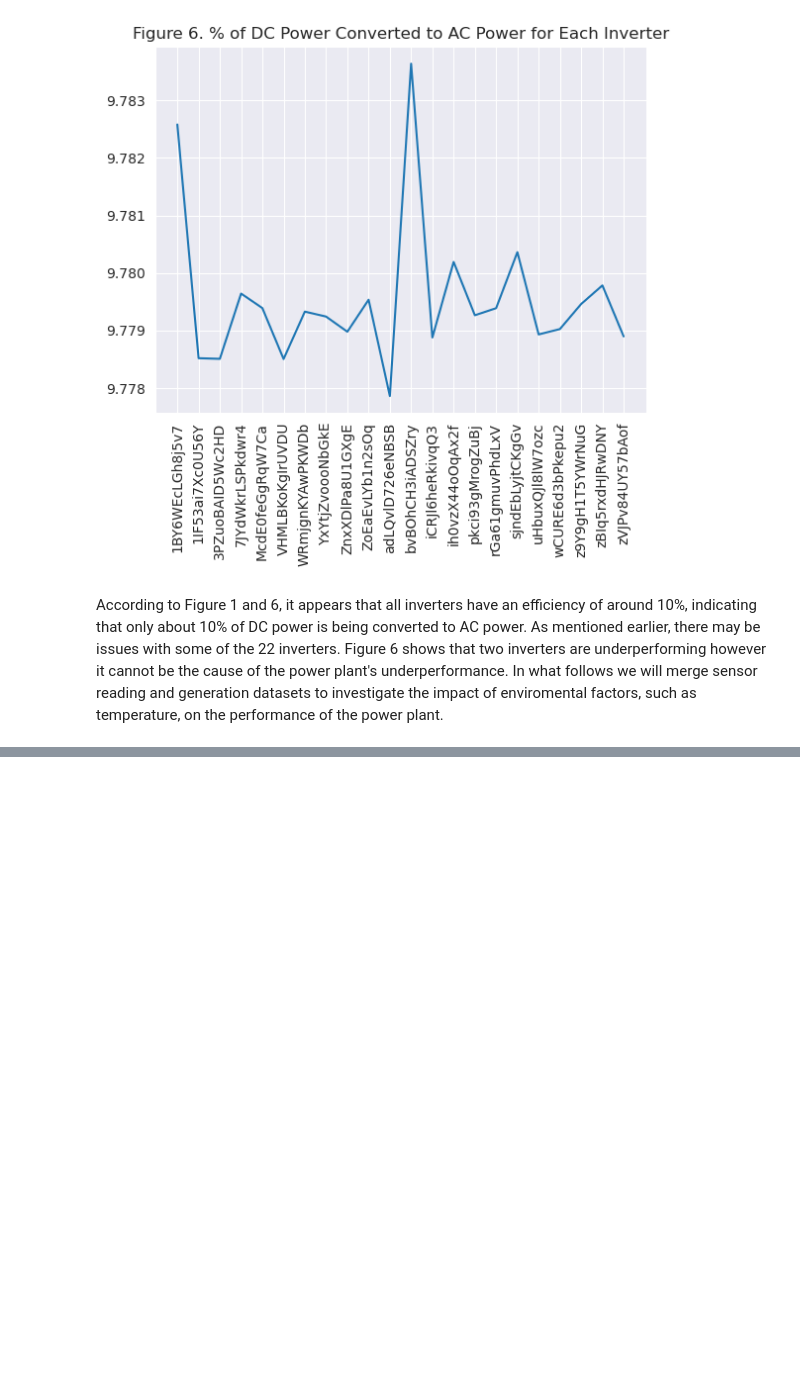
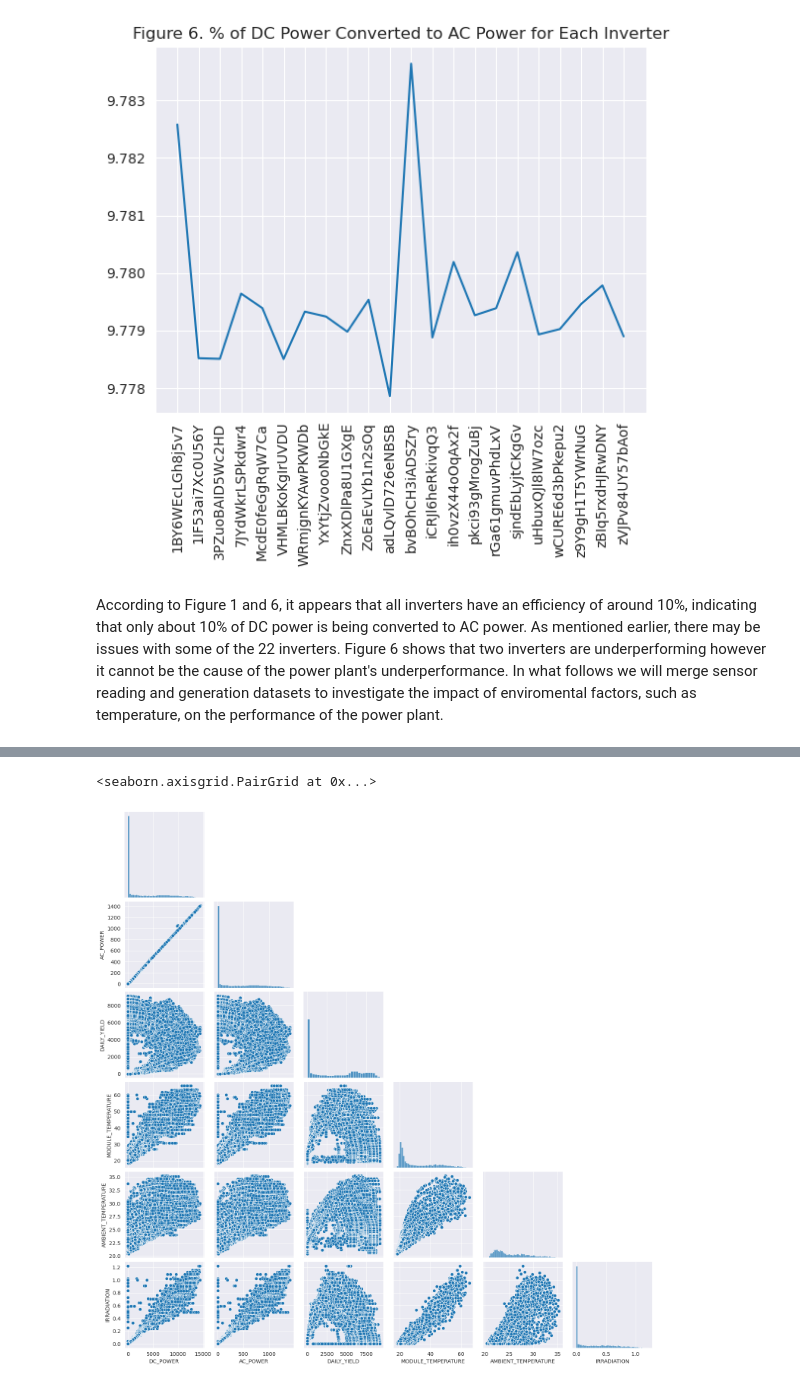
Before and after one commit to sedimir/SediMir, a Jupyter notebook: solar-power-generation.ipynb, the cells around one changed output, grey strips where cells are left out. Saved outputs shown, nothing was run; the diff lists cells and outputs as text; code cells hidden in the pictures; blank space fills up the shorter version.

Commit message:
Kaggle Notebook | Using Data Analytics to Manage a Solar Power Plant | Version 10

```diff
--- a/solar-power-generation.ipynb
+++ b/solar-power-generation.ipynb
@@ -198,0 +210,5 @@ In what follows we will merge sensor reading and generation datasets to investig
+# %%
+sns.pairplot(gen_sen[['DC_POWER', 'AC_POWER','DAILY_YIELD', 'MODULE_TEMPERATURE', 'AMBIENT_TEMPERATURE', 'IRRADIATION']], corner=True)
+# %% [output]
+<seaborn.axisgrid.PairGrid at 0x...>
+[figure, added]
```
Also changed, not shown: parts of 6 cells of this notebook.
